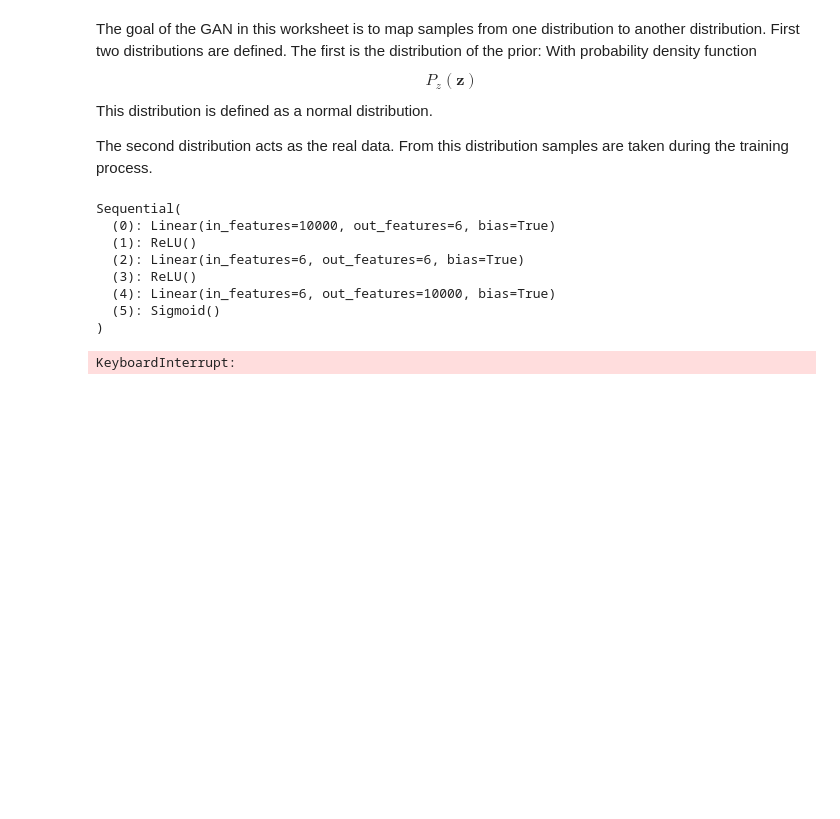
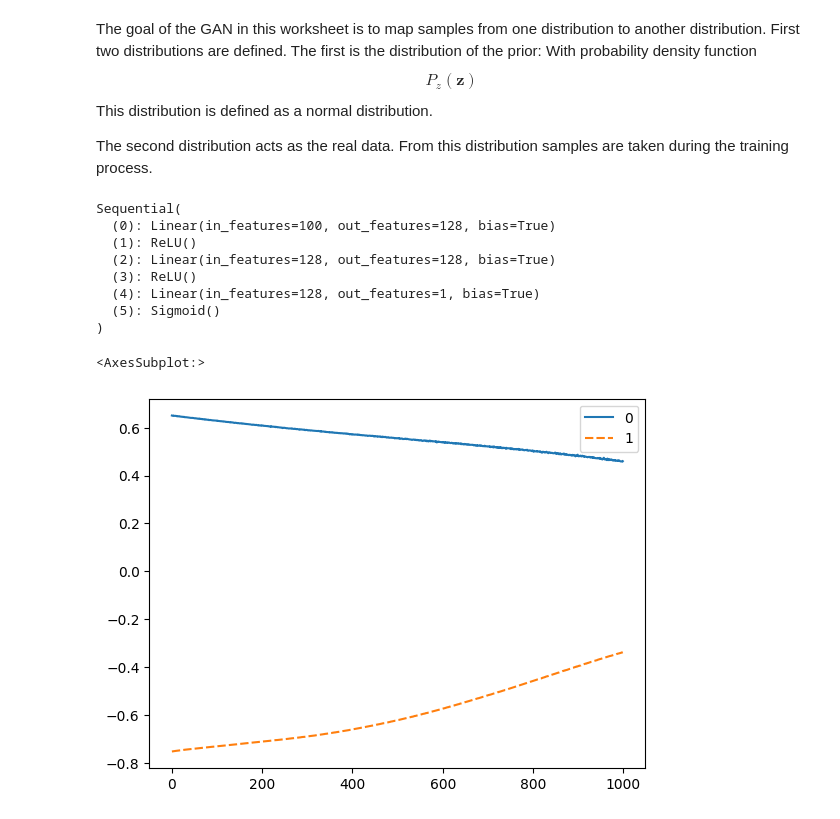
Before and after one commit to WvdL1995/GANs, a Jupyter notebook: GANs.ipynb, the cells around one changed output. Drawn from its saved outputs; the diff is of its cells as text; code cells hidden in the pictures; blank space fills up the shorter version.

```diff
--- a/GANs.ipynb
+++ b/GANs.ipynb
@@ -45,10 +43,12 @@ def data_distribution(size,mu=0.5,sigma=0.02):
     """
     return np.random.normal(mu,sigma,size)
 # %%
-arraylength = 1000
-n_input, n_hidden, n_out = arraylength,6,arraylength
+arraylength = 100
+n_input, n_hidden, n_out = arraylength,128,arraylength
 
 Generator = nn.Sequential(nn.Linear(n_input, n_hidden),
+                          nn.ReLU(),
+                          nn.Linear(n_hidden, n_hidden),
                           nn.ReLU(),
                           nn.Linear(n_hidden, n_hidden),
                           nn.ReLU(),
@@ -60,14 +60,21 @@ Discriminator = nn.Sequential(nn.Linear(n_input, n_hidden),
                           nn.ReLU(),
                           nn.Linear(n_hidden, 1),
                           nn.Sigmoid()).to(dev)
+def weight_reset(m):
+    if isinstance(m, nn.Linear):
+        m.reset_parameters()
+Generator.apply(weight_reset)
+Discriminator.apply(weight_reset)
 
-print(Generator)
+# print(Generator)
+# for param in Generator.parameters():
+#   print(param.data)
 # %% [output]
 Sequential(
-  (0): Linear(in_features=10000, out_features=6, bias=True)
+  (0): Linear(in_features=100, out_features=128, bias=True)
   (1): ReLU()
-  (2): Linear(in_features=6, out_features=6, bias=True)
+  (2): Linear(in_features=128, out_features=128, bias=True)
   (3): ReLU()
-  (4): Linear(in_features=6, out_features=10000, bias=True)
+  (4): Linear(in_features=128, out_features=1, bias=True)
   (5): Sigmoid()
 )
@@ -91,36 +104,37 @@ def gen_loss(m):
     cost_g = torch.mean(torch.log(1-Discriminator(Generator(z))))
     return cost_g
 # %%
-lr=0.005
+lr=0.001
 gen_opt = torch.optim.SGD(Generator.parameters(),lr)
 dis_opt = torch.optim.SGD(Discriminator.parameters(),lr)
 # %%
-m = [5000,arraylength] #batchsize
-maxiter = 100
+m = [5,arraylength] #batchsize
+maxiter = 1000
 gen_losses = []
 dis_losses = []
 tot_losses = []
 for iter in tqdm(range(maxiter)):
     #loss = tot_loss(m)
     #tot_losses.append(loss.item())
     # discriminator update
     dis_opt.zero_grad()
-    for k in range(5):
+    for k in range(1):
         loss = dis_loss(m)
         loss.backward()
         dis_opt.step()
     dis_losses.append(dis_lossR(m).item())
-
+    #dis_losses.append(loss.item())
     # generator update
     gen_opt.zero_grad()
     loss = gen_loss(m)
     gen_losses.append(loss.item())
     loss.backward()
     dis_opt.step()
 #sns.lineplot(data=[dis_losses,gen_losses,tot_losses])
 sns.lineplot(data=[dis_losses,gen_losses])
 # %% [output]
-KeyboardInterrupt:
+<AxesSubplot:>
+[figure, added]
 # %%
 m=[20,arraylength]
 z = torch.from_numpy(noisesample(m)).float().to(dev)
```
Also changed, not shown: parts of 5 cells of this notebook.
